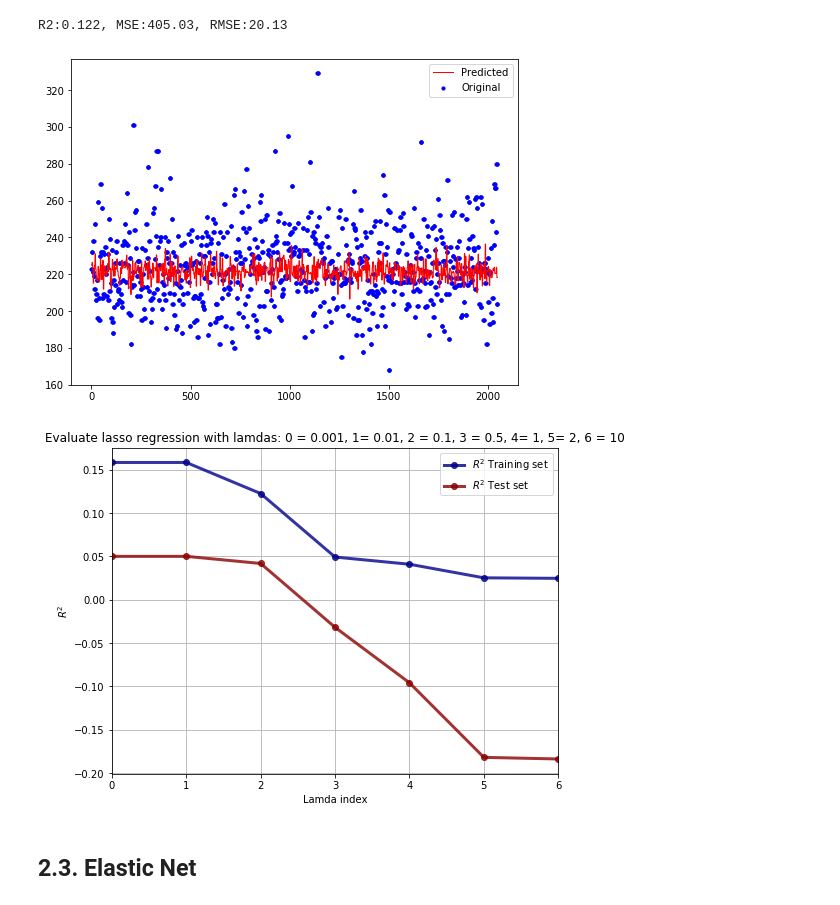
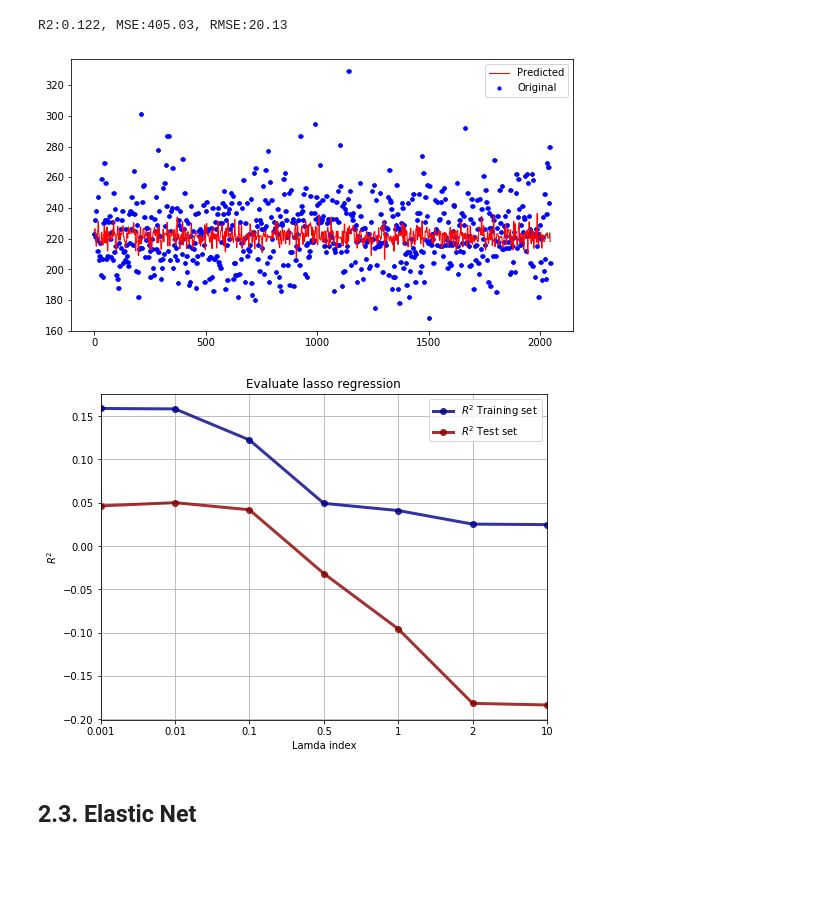
Before and after one commit to dnkent/erdos_python_group_project, a Jupyter notebook: ridge_lasso_enet_gb.ipynb, the cells around one changed output. Saved outputs shown, nothing was run; the diff lists cells and outputs as text; code cells hidden in the pictures; blank space fills up the shorter version.

```diff
--- a/ridge_lasso_enet_gb.ipynb
+++ b/ridge_lasso_enet_gb.ipynb
@@ -671,14 +674,14 @@ print("R2:{0:.3f}, MSE:{1:.2f}, RMSE:{2:.2f}"
 # %% [output]
 R2:0.122, MSE:405.03, RMSE:20.13
 # %%
-plt.figure(figsize=(8, 6))
+plt.figure(figsize=(9, 5))
 xx_lasso2 = range(len(X_test2))
 plt.scatter(xx_lasso2, y_test2, s=10, color="b", label="Original")
 plt.plot(xx_lasso2, ypred_lasso2, lw=1, color="r", label="Predicted")
 plt.legend()
 plt.show()
 # %% [output]
-[figure, old version]
+[figure, new version]
 # %%
 for ind, i in enumerate(lambdas):
     reg = Lasso(alpha = i)
@@ -690,17 +693,20 @@ for ind, i in enumerate(lambdas):
 
 # Plotting
 plt.figure(figsize=(8, 6))
+x = [0.001, 0.01, 0.1, 0.5, 1, 2, 10]
+xi = list(range(len(x)))
+plt.xticks(xi, x)
 plt.plot(train_r_squared, 'bo-', label=r'$R^2$ Training set', color="darkblue",
          alpha=0.8, linewidth=3)
 plt.plot(test_r_squared, 'bo-', label=r'$R^2$ Test set', color="darkred",
          alpha=0.8, linewidth=3)
 plt.xlabel('Lamda index'); plt.ylabel(r'$R^2$')
 plt.xlim(0, 6)
-plt.title(r'Evaluate lasso regression with lamdas: 0 = 0.001, 1= 0.01, 2 = 0.1, 3 = 0.5, 4= 1, 5= 2, 6 = 10')
+plt.title(r'Evaluate lasso regression')
 plt.legend(loc='best')
 plt.grid()
 # %% [output]
-[figure, old version]
+[figure, new version]
 # %% [markdown]
 ## 2.3. Elastic Net
 # %%
```
Also changed, not shown: parts of 23 cells of this notebook, 20 other files.
